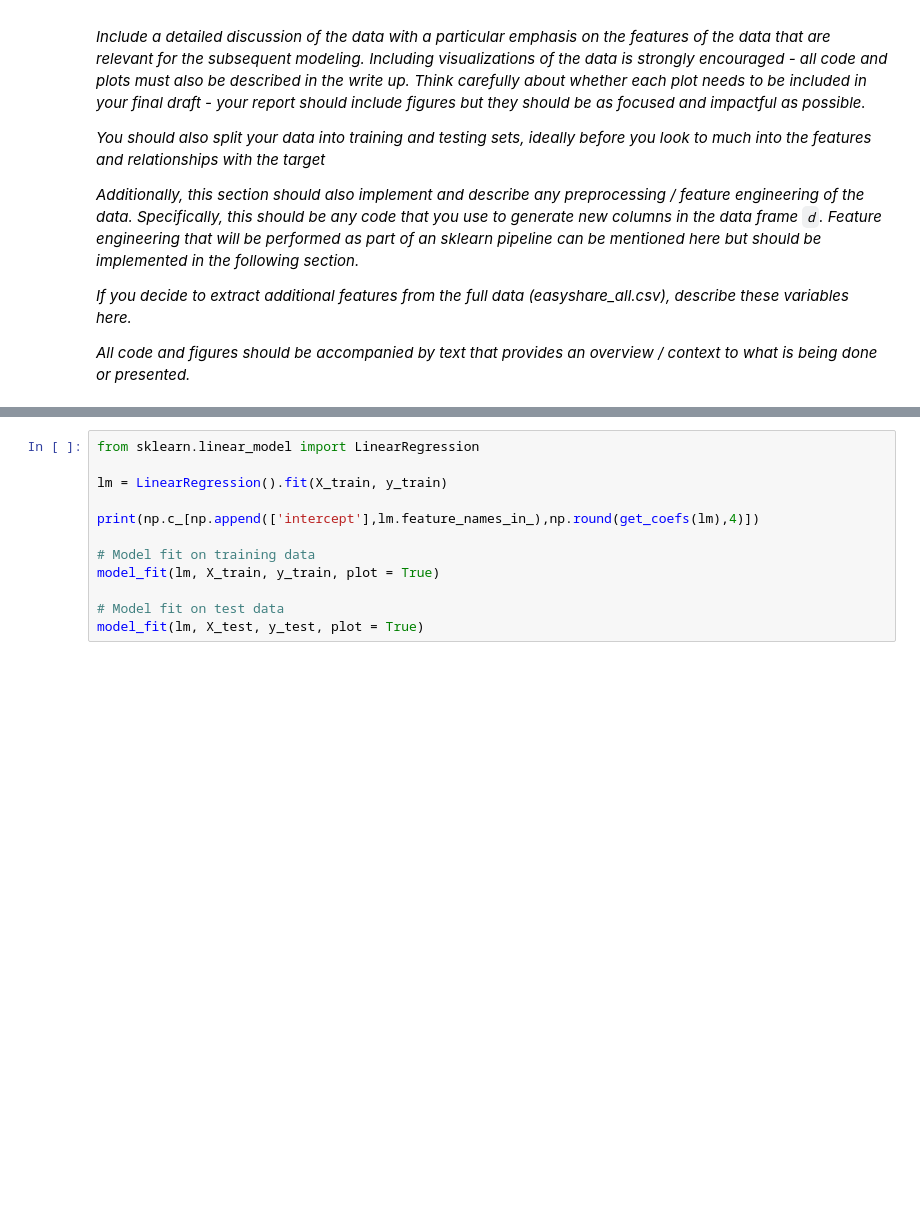
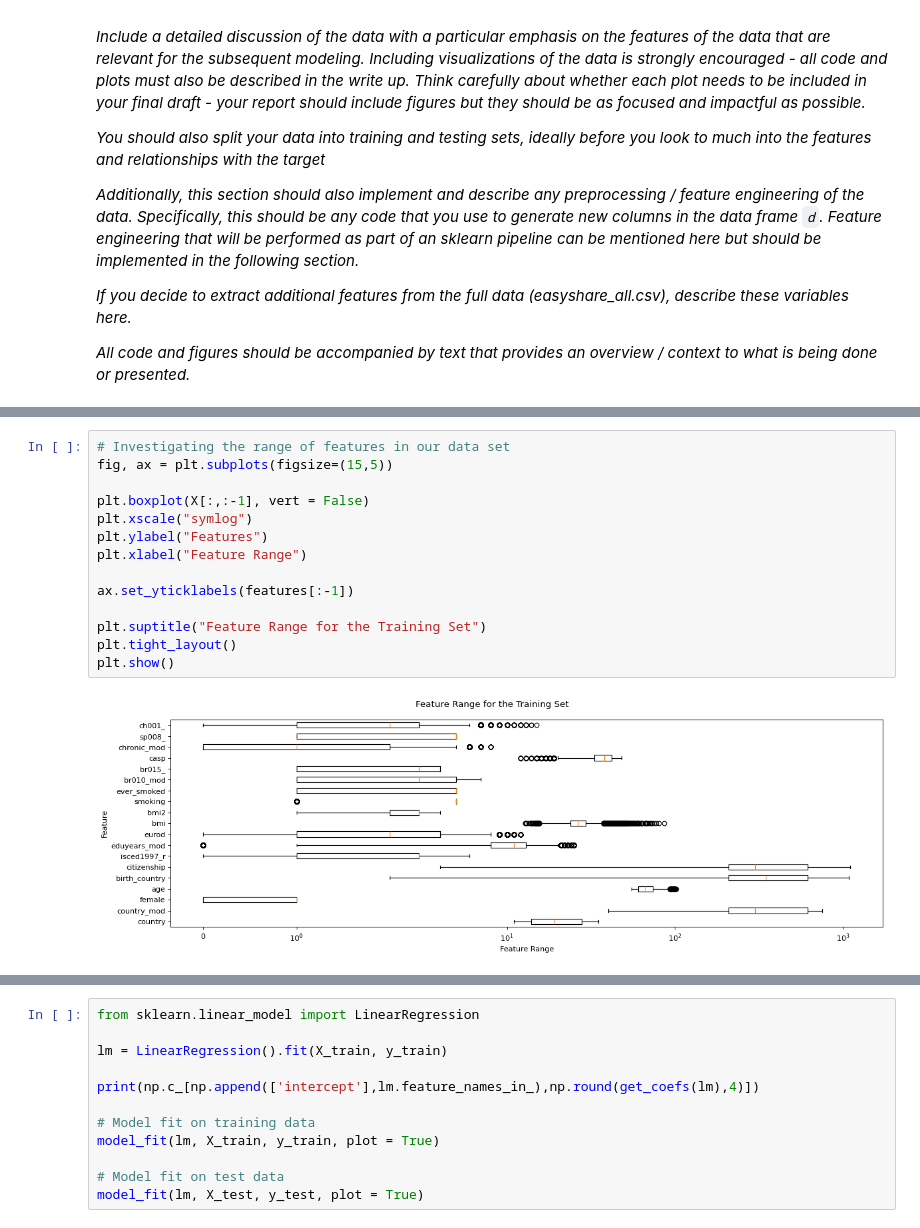
Before and after one commit to ananyajai/mlp_coursework_01, a Jupyter notebook: project1.ipynb, the cells around one changed output, grey strips where cells are left out. Saved outputs shown, nothing was run; the diff lists cells and outputs as text; blank space fills up the shorter version.

```diff
--- a/project1.ipynb
+++ b/project1.ipynb
@@ -146,3 +198,19 @@ memory usage: 8.7+ MB
+# %%
+# Investigating the range of features in our data set
+fig, ax = plt.subplots(figsize=(15,5))
+
+plt.boxplot(X[:,:-1], vert = False)
+plt.xscale("symlog")
+plt.ylabel("Features")
+plt.xlabel("Feature Range")
+
+ax.set_yticklabels(features[:-1])
+
+plt.suptitle("Feature Range for the Training Set")
+plt.tight_layout()
+plt.show()
+# %% [output]
+[figure, added]
 # %%
 from sklearn.model_selection import train_test_split
 
```
Also changed, not shown: parts of 6 cells of this notebook.
